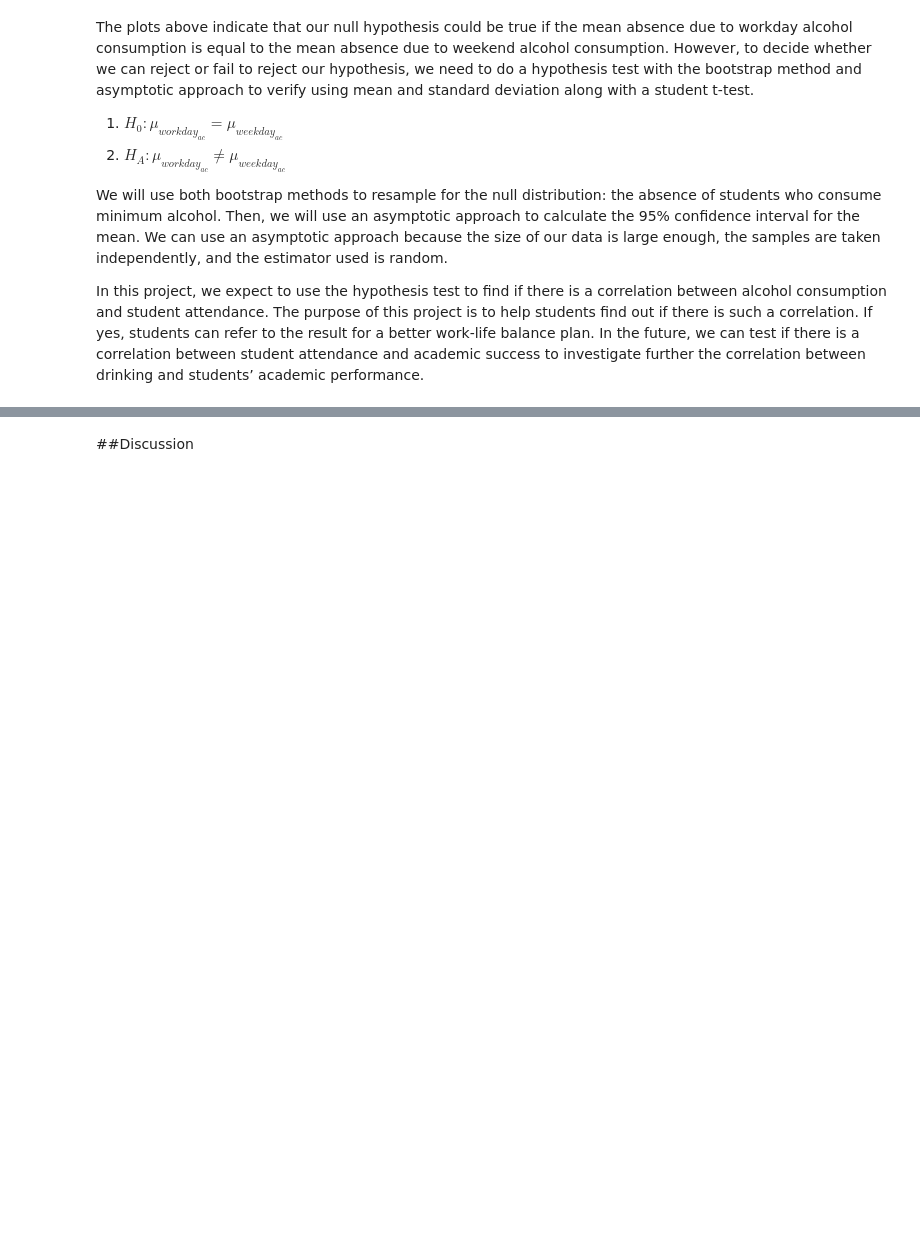
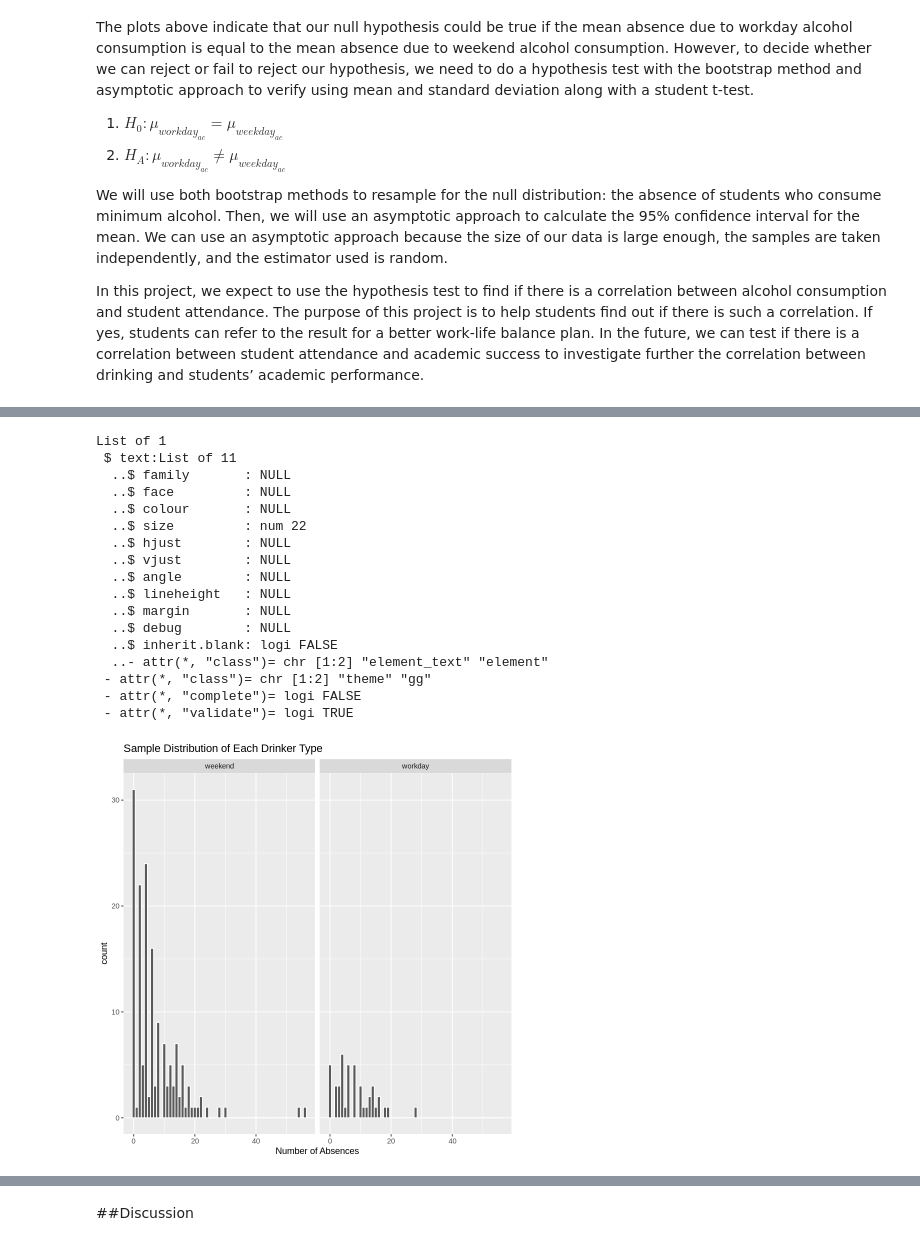
Before and after one commit to aaaaanniez/AlcoholAffect, a Jupyter notebook: Final_Report.ipynb, the cells around one changed output, grey strips where cells are left out. Saved outputs shown, nothing was run; the diff lists cells and outputs as text; code cells hidden in the pictures; blank space fills up the shorter version.

```diff
--- a/Final_Report.ipynb
+++ b/Final_Report.ipynb
@@ -159,0 +282,30 @@ In this project, we expect to use the hypothesis test to find if there is a corr
+# %%
+# Check the sample distribution of each drinker type
+set.seed(5555)
+drinker_samp_dist_plot <- merged_data %>%
+    ggplot() +
+    geom_histogram(aes(x=absences), binwidth = 1, color = 'white') +
+    facet_wrap(~ drinker_type) +
+    ggtitle('Sample Distribution of Each Drinker Type') +
+    xlab('Number of Absences')
+    theme(text = element_text(size = 22))
+drinker_samp_dist_plot
+# %% [output]
+List of 1
+ $ text:List of 11
+  ..$ family       : NULL
+  ..$ face         : NULL
+  ..$ colour       : NULL
+  ..$ size         : num 22
+  ..$ hjust        : NULL
+  ..$ vjust        : NULL
+  ..$ angle        : NULL
+  ..$ lineheight   : NULL
+  ..$ margin       : NULL
+  ..$ debug        : NULL
+  ..$ inherit.blank: logi FALSE
+  ..- attr(*, "class")= chr [1:2] "element_text" "element"
+ - attr(*, "class")= chr [1:2] "theme" "gg"
+ - attr(*, "complete")= logi FALSE
+ - attr(*, "validate")= logi TRUE
+[figure, added]
```
Also changed, not shown: parts of 41 cells of this notebook.
